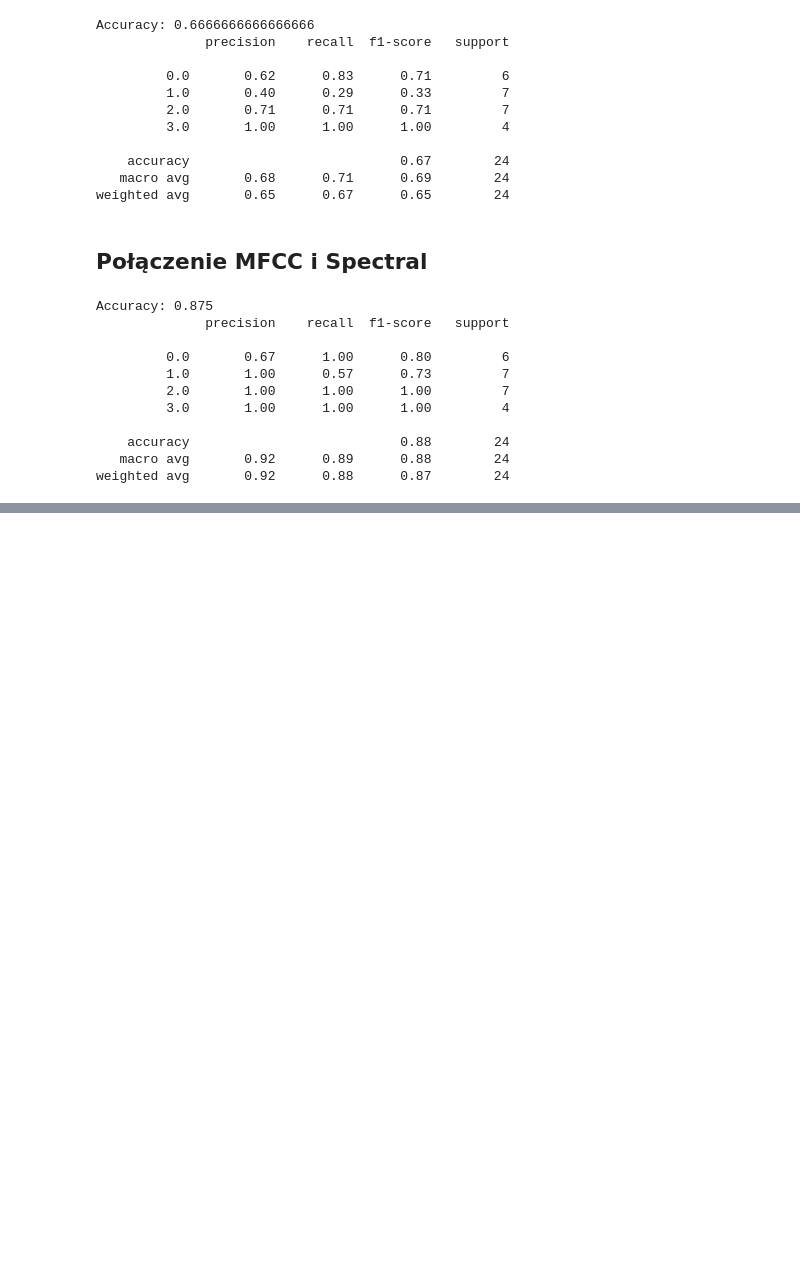
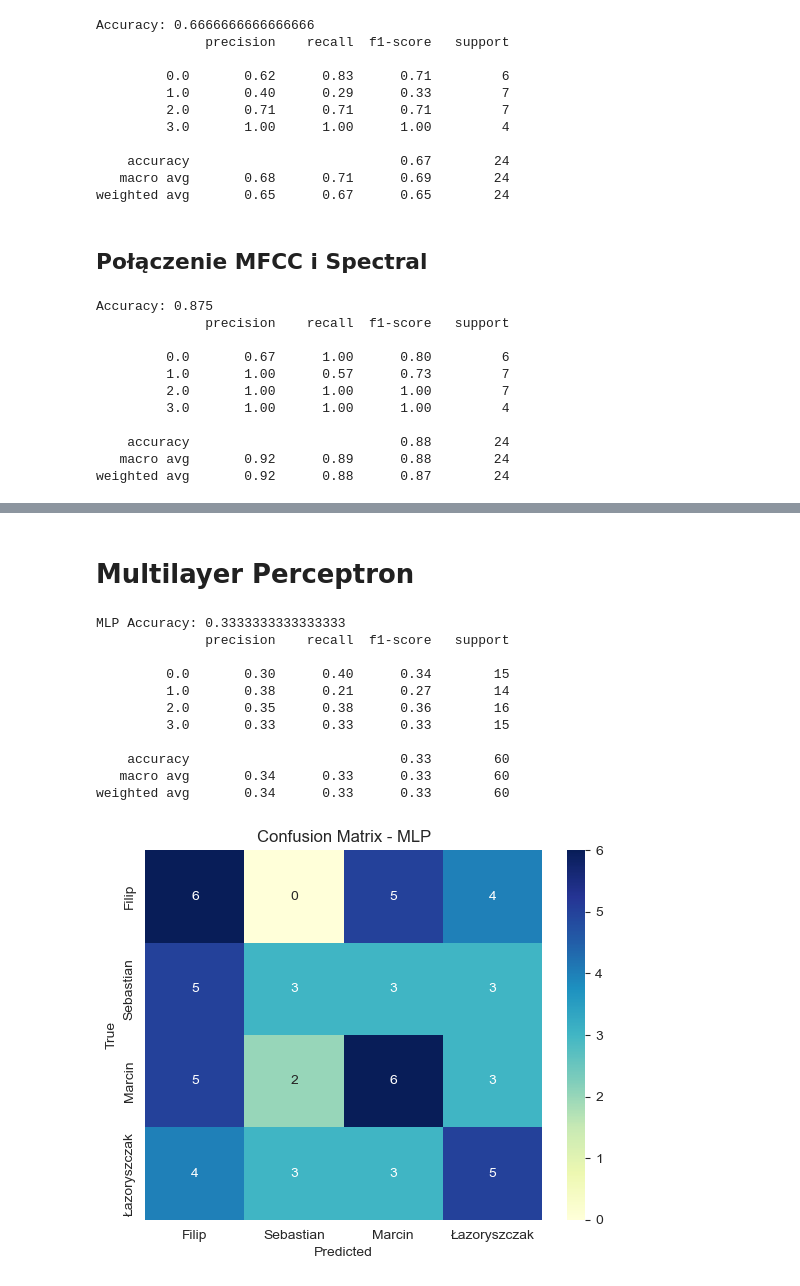
Before and after one commit to Glitterfrost/Acustic-Signals-Project, a Jupyter notebook: project.ipynb, the cells around one changed output, grey strips where cells are left out. Drawn from its saved outputs; the diff is of its cells as text; code cells hidden in the pictures; blank space fills up the shorter version.

```diff
--- a/project.ipynb
+++ b/project.ipynb
@@ -615,0 +724,31 @@ weighted avg       0.92      0.88      0.87        24
+# %% [markdown]
+# Multilayer Perceptron
+# %%
+mlp = MLPClassifier(hidden_layer_sizes=(50,), max_iter=3000, random_state=42)
+mlp.fit(X_train, y_train)
+y_pred_mlp = mlp.predict(X_test)
+
+print("MLP Accuracy:", accuracy_score(y_test, y_pred_mlp))
+print(classification_report(y_test, y_pred_mlp, zero_division=1))
+
+cm_mlp = confusion_matrix(y_test, y_pred_mlp)
+ticks = ["Filip", "Sebastian", "Marcin", "Łazoryszczak"]
+
+sns.heatmap(cm_mlp, annot=True, fmt='d', cmap='YlGnBu', xticklabels=ticks, yticklabels=ticks)
+plt.title('Confusion Matrix - MLP')
+plt.xlabel('Predicted')
+plt.ylabel('True')
+plt.show()
+# %% [output]
+MLP Accuracy: 0.3333333333333333
+              precision    recall  f1-score   support
+
+         0.0       0.30      0.40      0.34        15
+         1.0       0.38      0.21      0.27        14
+         2.0       0.35      0.38      0.36        16
+         3.0       0.33      0.33      0.33        15
+
+    accuracy                           0.33        60
+   macro avg       0.34      0.33      0.33        60
+weighted avg       0.34      0.33      0.33        60
+[figure, added]
```
Also changed, not shown: parts of 12 cells of this notebook, 1 other file.
